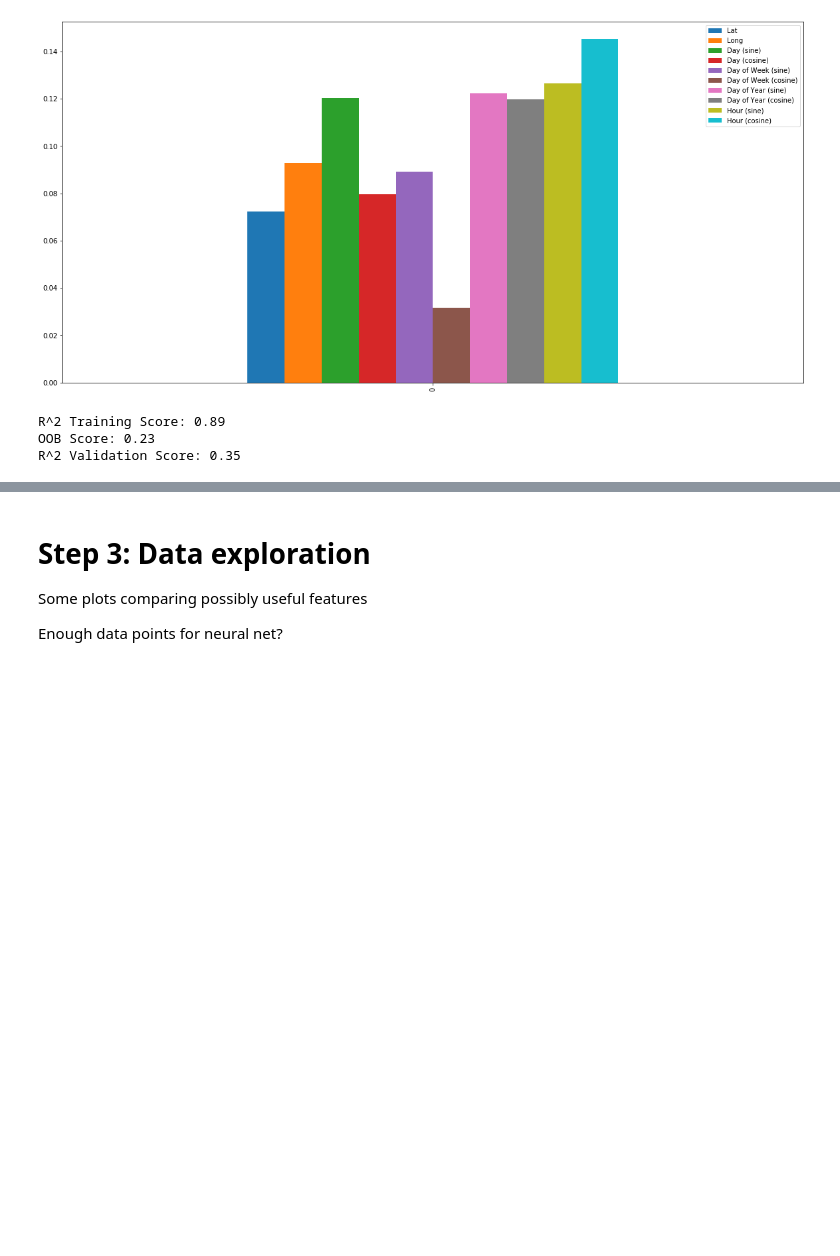
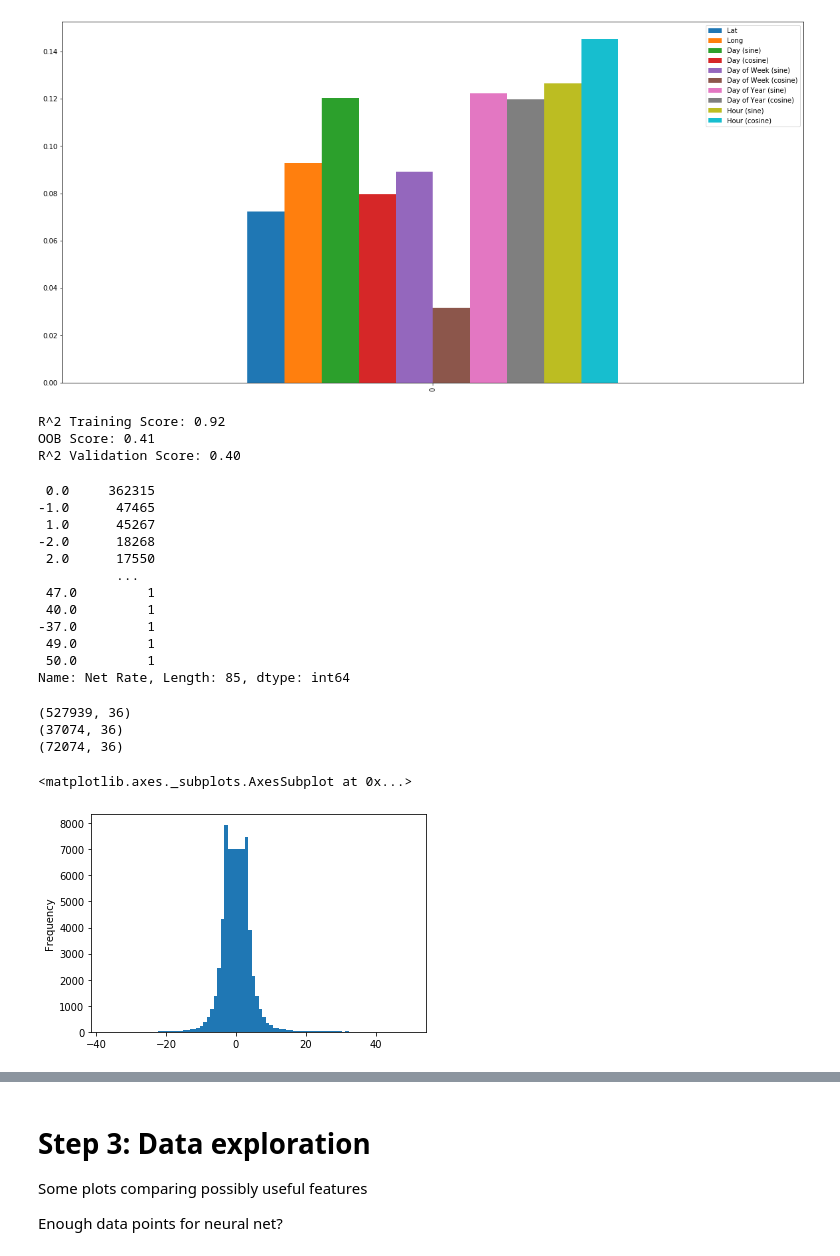
Before and after one commit to t-nel-95/codility-ml-test, a Jupyter notebook: Dataroots Codility Test.ipynb, the cells around one changed output, grey strips where cells are left out. Cells and saved outputs as stored; diff of their text form; code cells hidden in the pictures; blank space fills up the shorter version.

Commit message:
Under sampling

```diff
--- a/Dataroots Codility Test.ipynb
+++ b/Dataroots Codility Test.ipynb
@@ -389,9 +408,9 @@ f_imps.plot.bar(figsize=(20,10))
 from sklearn.preprocessing import StandardScaler
 from sklearn.decomposition import PCA
 
-X = dataset.drop(['Net Rate'], axis=1)
-y = dataset['Net Rate']
-X_train, X_test, y_train, y_test = train_test_split(X, y, train_size=0.5, test_size=0.2, random_state = 42)
+#X = dataset.drop(['Net Rate'], axis=1)
+#y = dataset['Net Rate']
+#X_train, X_test, y_train, y_test = train_test_split(X, y, train_size=0.5, test_size=0.2, random_state = 42)
 
 # Normalise
 scaler = StandardScaler()
@@ -407,10 +426,11 @@ X_test_scaled = scaler.transform(X_test)
 
 # RF
 rf_1 = RandomForestRegressor(
-    n_estimators = 10,
+    n_estimators = 100,
     bootstrap = True,
     oob_score = True,
-    random_state = 42
+    random_state = 42,
+    n_jobs=4
 )
 
 rf_1.fit(X_train_scaled, y_train)
@@ -423,7 +443,54 @@ print(
     )
 )
 # %% [output]
-R^2 Training Score: 0.89
-OOB Score: 0.23
-R^2 Validation Score: 0.35
+R^2 Training Score: 0.92
+OOB Score: 0.41
+R^2 Validation Score: 0.40
+# %%
+# Let's try balance the data - too many occurences of Net Rate = 0 !!
+display(dataset['Net Rate'].value_counts())
+over_rep_values = [-2,-1,0,1,2]
+sample_amount = 7000
+under_sample_dfs = []
+for i in over_rep_values:
+    under_sample_dfs.append(dataset[dataset['Net Rate'] == i].sample(sample_amount))
+
+combined = [dataset[~dataset['Net Rate'].isin(over_rep_values)]]
+print(dataset.shape)
+print(combined[0].shape)
+
+combined = combined + (under_sample_dfs)
+
+balanced_dataset = pd.concat(combined, axis=0)
+
+print(balanced_dataset.shape)
+
+balanced_dataset['Net Rate'].plot.hist(bins=88)
+
+#zeros = dataset[dataset['Net Rate'] == 0]
+#non_zeros = dataset[dataset['Net Rate'] != 0]
+#print('zeros' + str(len(zeros)))
+#display(non_zeros)
+#non_zeros['Net Rate'].plot.hist()
+
+#X = dataset.drop(['Net Rate'], axis=1)
+#y = dataset['Net Rate']
+# %% [output]
+ 0.0     362315
+-1.0      47465
+ 1.0      45267
+-2.0      18268
+ 2.0      17550
+          ...
+ 47.0         1
+ 40.0         1
+-37.0         1
+ 49.0         1
+ 50.0         1
+Name: Net Rate, Length: 85, dtype: int64
+(527939, 36)
+(37074, 36)
+(72074, 36)
+<matplotlib.axes._subplots.AxesSubplot at 0x...>
+[figure, added]
 # %%
```
Also changed, not shown: parts of 10 cells of this notebook, 1 other file.
